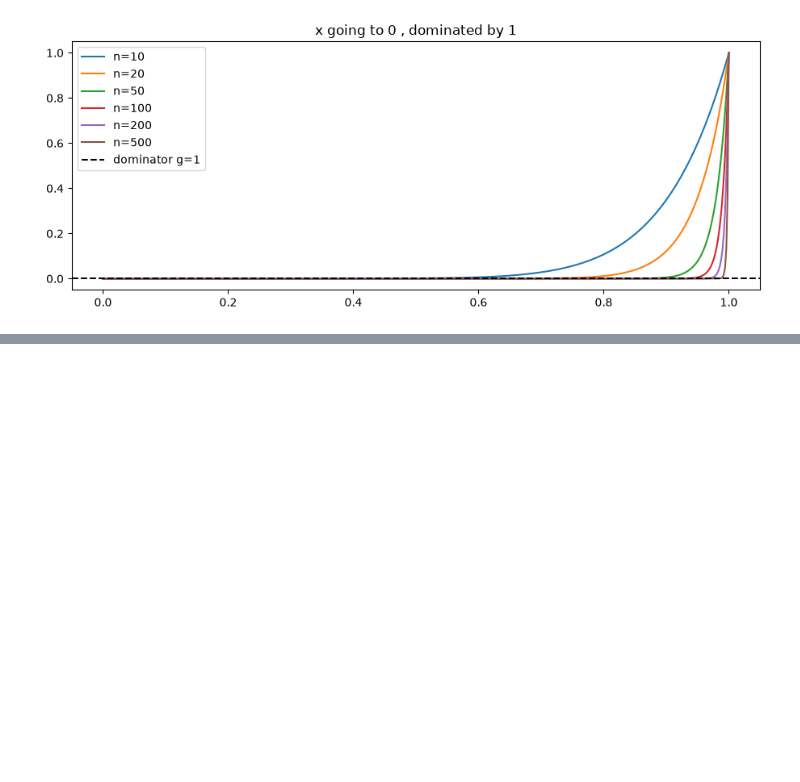
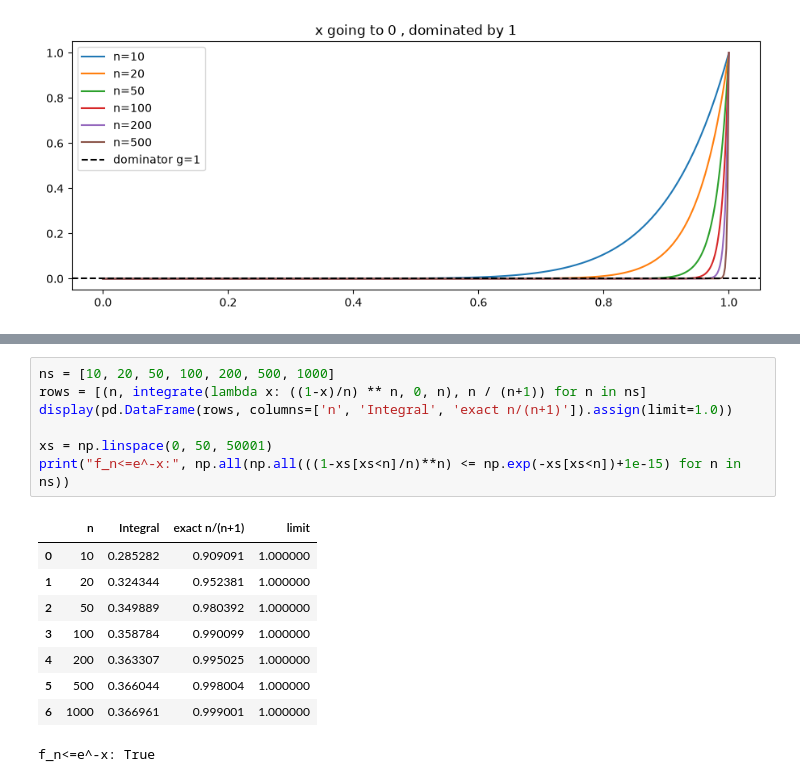
Before and after one commit to YasmineCharifi/Brownian-Motion-Simulator, a Jupyter notebook: notebooks/dominated_convergennce.ipynb, the cells around one changed output, grey strips where cells are left out. Cells and saved outputs as stored; diff of their text form; blank space fills up the shorter version.

```diff
--- a/notebooks/dominated_convergennce.ipynb
+++ b/notebooks/dominated_convergennce.ipynb
@@ -61,0 +83,17 @@ plt.title("x going to 0 , dominated by 1"); plt.legend(); plt.show()
+# %%
+ns = [10, 20, 50, 100, 200, 500, 1000]
+rows = [(n, integrate(lambda x: ((1-x)/n) ** n, 0, n), n / (n+1)) for n in ns]
+display(pd.DataFrame(rows, columns=['n', 'Integral', 'exact n/(n+1)']).assign(limit=1.0))
+
+xs = np.linspace(0, 50, 50001)
+print("f_n<=e^-x:", np.all(np.all(((1-xs[xs<n]/n)**n) <= np.exp(-xs[xs<n])+1e-15) for n in ns))
+# %% [output]
+|  | n | Integral | exact n/(n+1) | limit |
+| 0 | 10 | 0.285282 | 0.909091 | 1.000000 |
+| 1 | 20 | 0.324344 | 0.952381 | 1.000000 |
+| 2 | 50 | 0.349889 | 0.980392 | 1.000000 |
+| 3 | 100 | 0.358784 | 0.990099 | 1.000000 |
+| 4 | 200 | 0.363307 | 0.995025 | 1.000000 |
+| 5 | 500 | 0.366044 | 0.998004 | 1.000000 |
+| 6 | 1000 | 0.366961 | 0.999001 | 1.000000 |
+f_n<=e^-x: True
```
Also changed, not shown: parts of 1 cell of this notebook.
